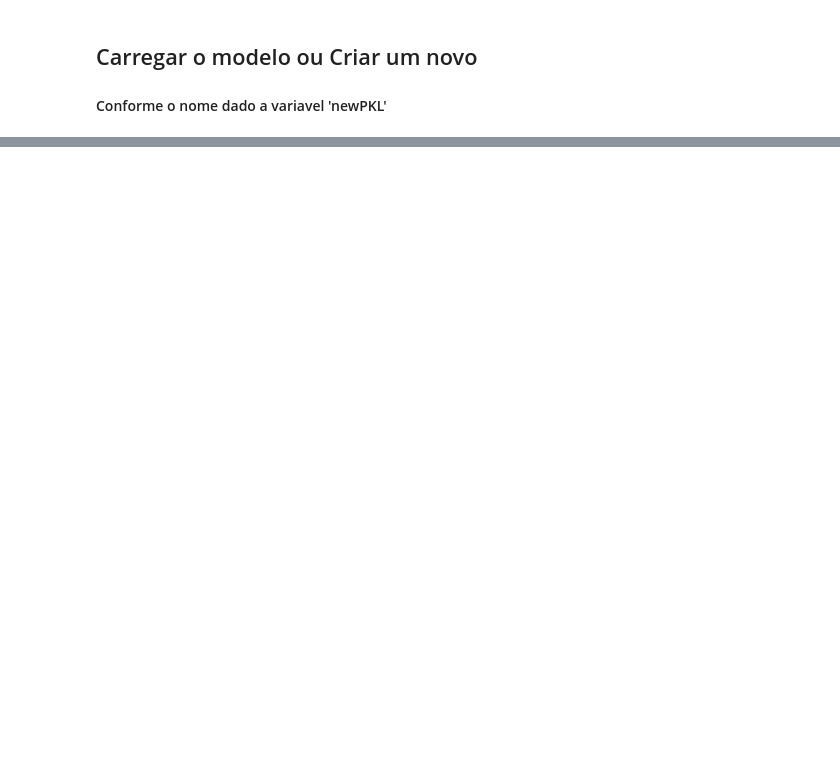
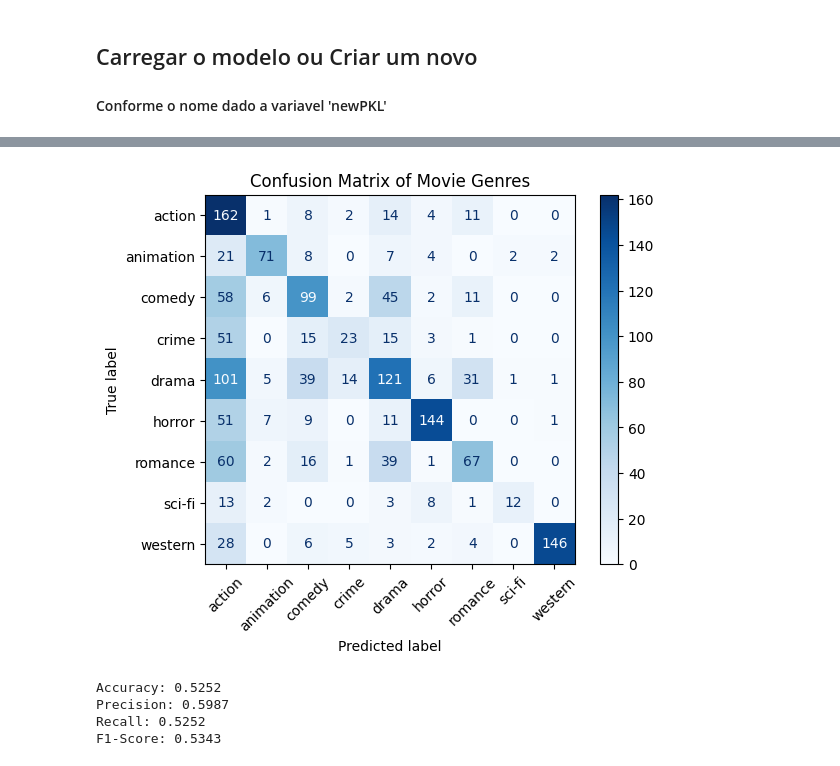
Before and after one commit to pedrom0803/ProjetoLinguaNatural, a Jupyter notebook: mainffnn.ipynb, the cells around one changed output, grey strips where cells are left out. Drawn from its saved outputs; the diff is of its cells as text; code cells hidden in the pictures; blank space fills up the shorter version.

```diff
--- a/mainffnn.ipynb
+++ b/mainffnn.ipynb
@@ -547,0 +471,66 @@ AxisError: axis 1 is out of bounds for array of dimension 1
+# %%
+def vectorize_and_encode(X_train, X_test, y_train, y_test):
+    # Use TF-IDF for text vectorization (fit only on training data)
+    vectorizer = TfidfVectorizer(max_features=5000)
+    X_train_tfidf = vectorizer.fit_transform(X_train)
+    X_test_tfidf = vectorizer.transform(X_test)  # Transform test data based on training fit
+
+    # Label binarization for one-hot encoding (fit only on training data)
+    encoder = LabelBinarizer()
+    y_train_encoded = encoder.fit_transform(y_train)
+    y_test_encoded = encoder.transform(y_test)  # Transform test data based on training fit
+
+    return X_train_tfidf, X_test_tfidf, y_train_encoded, y_test_encoded, vectorizer, encoder
+# %%
+# Split the data into features (plots) and labels (genres)
+plots = df[4].tolist()  # Assuming column 4 contains movie plots
+genres = df[2].tolist()  # Assuming column 2 contains genre labels
+
+# Split into training and test sets
+X_train, X_test, y_train, y_test = train_test_split(plots, genres, test_size=0.2, random_state=42)
+
+# Vectorize and encode only after splitting the data
+X_train_tfidf, X_test_tfidf, y_train_encoded, y_test_encoded, vectorizer, encoder = vectorize_and_encode(X_train, X_test, y_train, y_test)
+
+# Define the MLP model
+mlp_model = MLPClassifier(hidden_layer_sizes=(50, 25), activation='relu', solver='adam', max_iter=200, random_state=42)
+
+# Train the model
+mlp_model.fit(X_train_tfidf, y_train_encoded)
+
+# Evaluate the model on the test set
+y_pred_encoded = mlp_model.predict(X_test_tfidf)
+
+# Decode numerical predictions back to genres
+y_test_decoded = encoder.inverse_transform(y_test_encoded)
+y_pred_decoded = encoder.inverse_transform(y_pred_encoded)
+
+# Calculate confusion matrix
+conf_matrix = confusion_matrix(y_test_decoded, y_pred_decoded)
+
+# Get genre labels
+genre_labels = encoder.classes_
+
+# Plot confusion matrix
+disp = ConfusionMatrixDisplay(confusion_matrix=conf_matrix, display_labels=genre_labels)
+disp.plot(cmap=plt.cm.Blues)
+plt.title("Confusion Matrix of Movie Genres")
+plt.xticks(rotation=45)
+plt.show()
+
+# Metrics evaluation
+accuracy = accuracy_score(y_test_decoded, y_pred_decoded)
+precision = precision_score(y_test_decoded, y_pred_decoded, average='weighted')
+recall = recall_score(y_test_decoded, y_pred_decoded, average='weighted')
+f1 = f1_score(y_test_decoded, y_pred_decoded, average='weighted')
+
+print(f"Accuracy: {accuracy:.4f}")
+print(f"Precision: {precision:.4f}")
+print(f"Recall: {recall:.4f}")
+print(f"F1-Score: {f1:.4f}")
+# %% [output]
+[figure, added]
+Accuracy: 0.5252
+Precision: 0.5987
+Recall: 0.5252
+F1-Score: 0.5343
```
Also changed, not shown: parts of 14 cells of this notebook.
